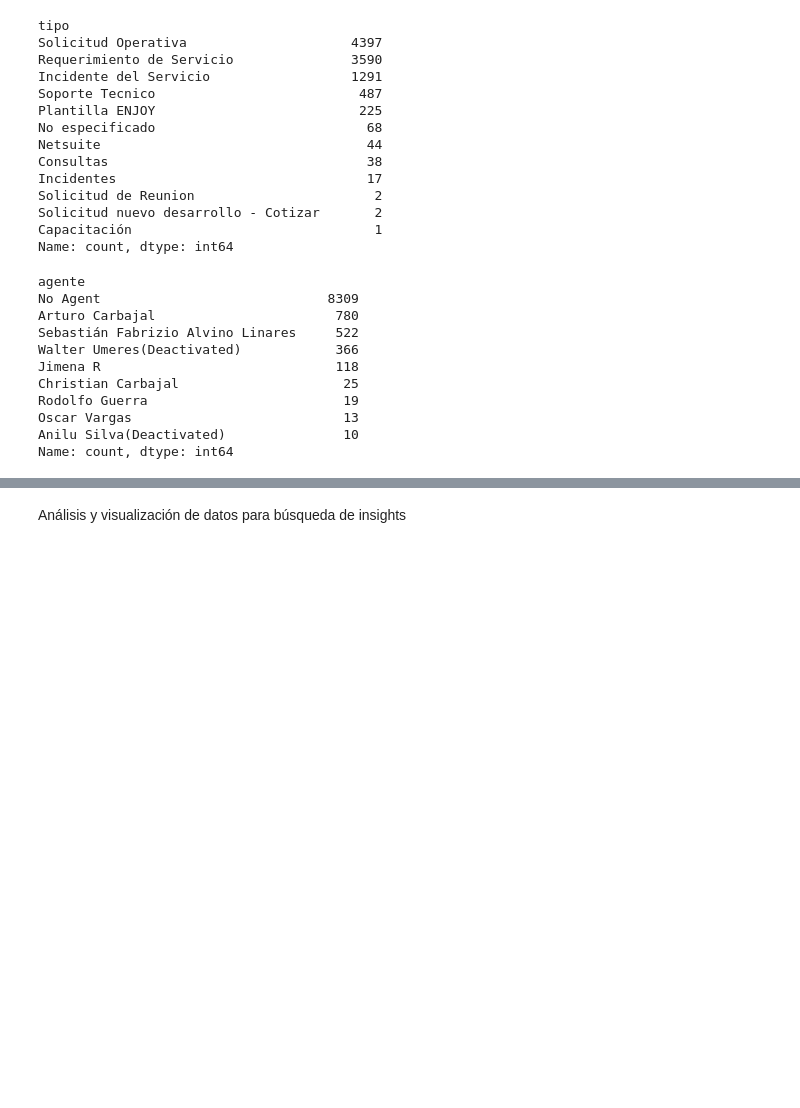
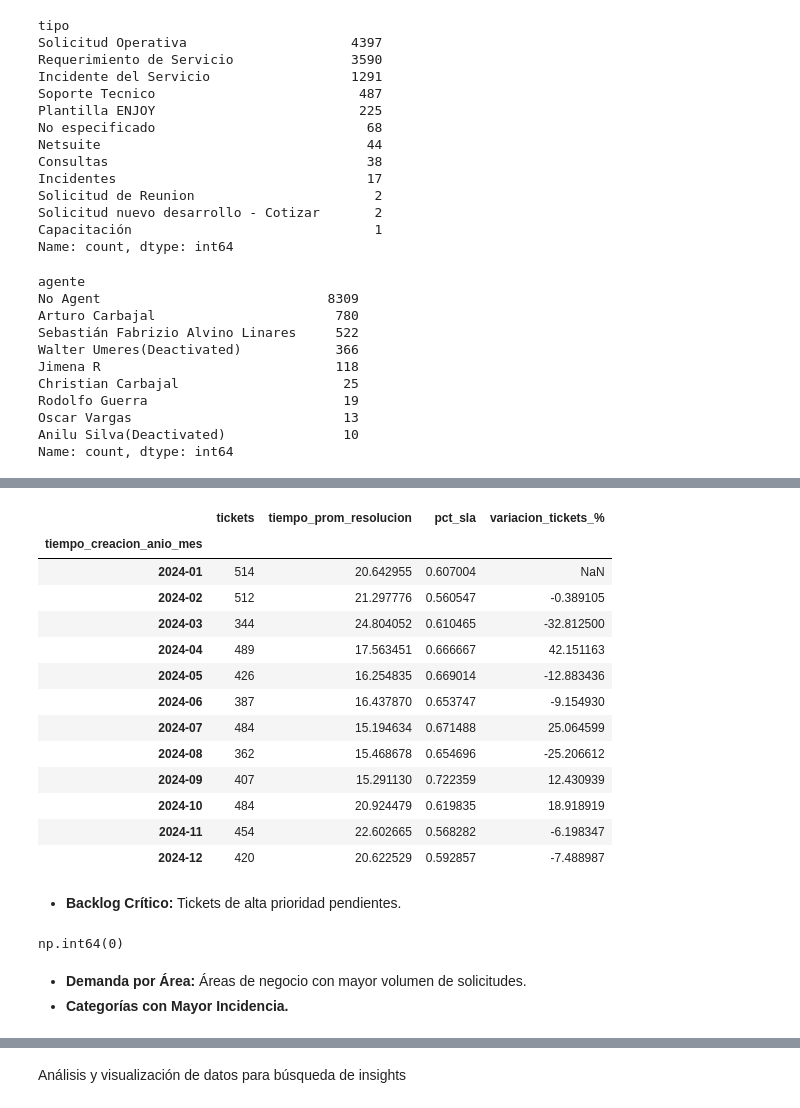
Before and after one commit to EV081/Proyecto-Promotick-ACD, a Jupyter notebook: ACD_data_proyecto_limpieza.ipynb, the cells around one changed output, grey strips where cells are left out. Drawn from its saved outputs; the diff is of its cells as text; code cells hidden in the pictures; blank space fills up the shorter version.

```diff
--- a/ACD_data_proyecto_limpieza.ipynb
+++ b/ACD_data_proyecto_limpieza.ipynb
@@ -1336,0 +1343,4 @@ Name: count, dtype: int64
+# %%
+df_final['tiempo_creacion_anio_mes'] = df_final['tiempo_de_creacion'].dt.to_period('M')
+df_final['tiempo_creacion_anio_semana'] = df_final['tiempo_de_creacion'].dt.to_period('W')
+df_final['tiempo_creacion_fecha_dia'] = df_final['tiempo_de_creacion'].dt.date
@@ -1336,0 +1368,35 @@ Name: count, dtype: int64
+# %%
+resumen_mensual = df_final.groupby('tiempo_creacion_anio_mes').agg(
+    tickets=('id_del_ticket', 'count'),
+    tiempo_prom_resolucion=('tiempo_de_resolucion_en_horas', 'mean'),
+    pct_sla=('Within SLA', 'mean')
+)
+resumen_mensual['variacion_tickets_%'] = resumen_mensual['tickets'].pct_change() * 100
+# %%
+resumen_mensual.head(12)
+# %% [output]
+|  | tickets | tiempo_prom_resolucion | pct_sla | variacion_tickets_% |
+| tiempo_creacion_anio_mes |  |  |  |  |
+| 2024-01 | 514 | 20.642955 | 0.607004 | NaN |
+| 2024-02 | 512 | 21.297776 | 0.560547 | -0.389105 |
+| 2024-03 | 344 | 24.804052 | 0.610465 | -32.812500 |
+| 2024-04 | 489 | 17.563451 | 0.666667 | 42.151163 |
+| 2024-05 | 426 | 16.254835 | 0.669014 | -12.883436 |
+| 2024-06 | 387 | 16.437870 | 0.653747 | -9.154930 |
+| 2024-07 | 484 | 15.194634 | 0.671488 | 25.064599 |
+| 2024-08 | 362 | 15.468678 | 0.654696 | -25.206612 |
+| 2024-09 | 407 | 15.291130 | 0.722359 | 12.430939 |
+| 2024-10 | 484 | 20.924479 | 0.619835 | 18.918919 |
+| 2024-11 | 454 | 22.602665 | 0.568282 | -6.198347 |
+| 2024-12 | 420 | 20.622529 | 0.592857 | -7.488987 |
+# %% [markdown]
+- **Backlog Crítico:** Tickets de alta prioridad pendientes.
+# %%
+df_final['critico'] = ((df_final['Urgent'] == 1) & (df_final['Open'] == 1)).astype(int)
+backlog_critico = df_final['critico'].sum()
+backlog_critico
+# %% [output]
+np.int64(0)
+# %% [markdown]
+- **Demanda por Área:** Áreas de negocio con mayor volumen de solicitudes.
+- **Categorías con Mayor Incidencia.**
```
Also changed, not shown: parts of 12 cells of this notebook.
